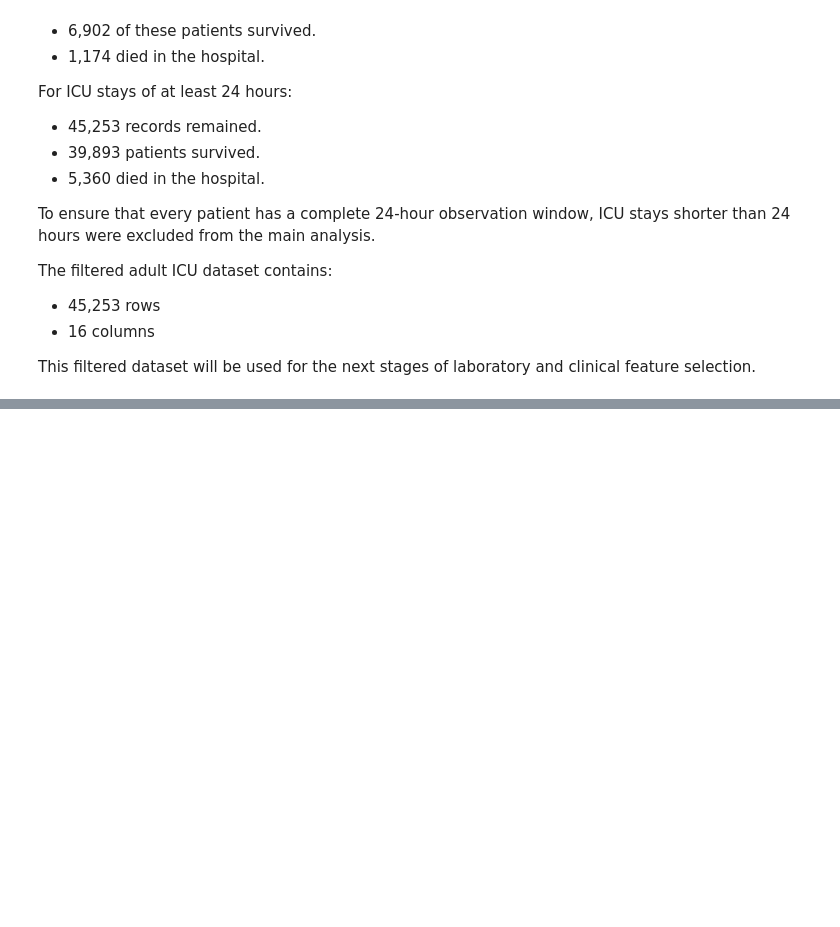
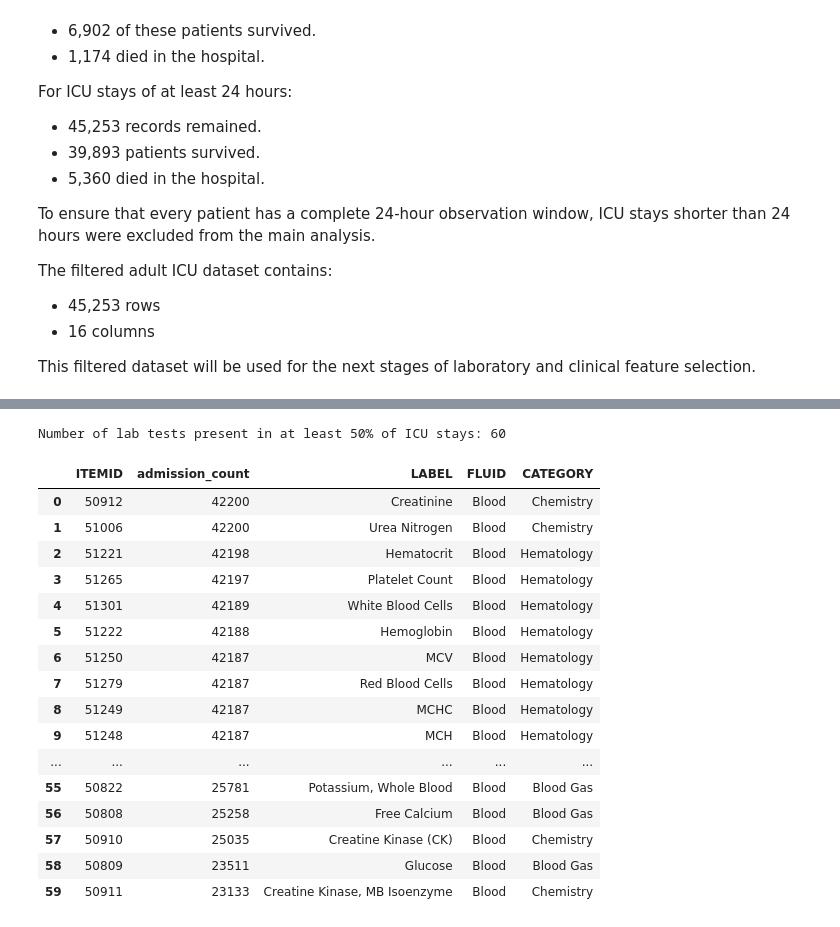
Before and after one commit to sengulozaydin/icu-risk-prediction, a Jupyter notebook: notebooks/01_data_overview.ipynb, the cells around one changed output, grey strips where cells are left out. Saved outputs shown, nothing was run; the diff lists cells and outputs as text; code cells hidden in the pictures; blank space fills up the shorter version.

```diff
--- a/notebooks/01_data_overview.ipynb
+++ b/notebooks/01_data_overview.ipynb
@@ -760,5 +760,6 @@ print(lab_items_df["LABEL"].unique())
 Length: 589, dtype: str
 # %%
 labevents_df = pd.read_csv(
-    data_path / "LABEVENTS.csv" / "LABEVENTS.csv"
+    data_path / "LABEVENTS.csv" / "LABEVENTS.csv",
+    parse_dates=["CHARTTIME"]
 )
@@ -843,0 +863,6 @@ This filtered dataset will be used for the next stages of laboratory and clinica
+# %%
+target_labevents_df = labevents_df[
+    labevents_df["HADM_ID"].isin(adult_icu_24h_df["HADM_ID"])
+].copy()
+
+print(target_labevents_df.shape)
@@ -843,0 +871,13 @@ This filtered dataset will be used for the next stages of laboratory and clinica
+# %%
+lab_test_frequency = (
+    target_labevents_df.groupby("ITEMID")["HADM_ID"]
+    .nunique()
+    .reset_index(name="admission_count")
+)
+
+lab_test_frequency = lab_test_frequency.sort_values(
+    "admission_count",
+    ascending=False
+)
+
+lab_test_frequency.head(20)
@@ -843,0 +902,34 @@ This filtered dataset will be used for the next stages of laboratory and clinica
+# %%
+common_lab_tests = lab_test_frequency[
+    lab_test_frequency["admission_count"] >= 22627
+]
+
+print("Number of lab tests present in at least 50% of ICU stays:", len(common_lab_tests))
+# %% [output]
+Number of lab tests present in at least 50% of ICU stays: 60
+# %%
+common_lab_tests_named = common_lab_tests.merge(
+    lab_items_df[["ITEMID", "LABEL", "FLUID", "CATEGORY"]],
+    on="ITEMID",
+    how="left"
+)
+
+common_lab_tests_named.head(60)
+# %% [output]
+|  | ITEMID | admission_count | LABEL | FLUID | CATEGORY |
+| 0 | 50912 | 42200 | Creatinine | Blood | Chemistry |
+| 1 | 51006 | 42200 | Urea Nitrogen | Blood | Chemistry |
+| 2 | 51221 | 42198 | Hematocrit | Blood | Hematology |
+| 3 | 51265 | 42197 | Platelet Count | Blood | Hematology |
+| 4 | 51301 | 42189 | White Blood Cells | Blood | Hematology |
+| 5 | 51222 | 42188 | Hemoglobin | Blood | Hematology |
+| 6 | 51250 | 42187 | MCV | Blood | Hematology |
+| 7 | 51279 | 42187 | Red Blood Cells | Blood | Hematology |
+| 8 | 51249 | 42187 | MCHC | Blood | Hematology |
+| 9 | 51248 | 42187 | MCH | Blood | Hematology |
+| ... | ... | ... | ... | ... | ... |
+| 55 | 50822 | 25781 | Potassium, Whole Blood | Blood | Blood Gas |
+| 56 | 50808 | 25258 | Free Calcium | Blood | Blood Gas |
+| 57 | 50910 | 25035 | Creatine Kinase (CK) | Blood | Chemistry |
+| 58 | 50809 | 23511 | Glucose | Blood | Blood Gas |
+| 59 | 50911 | 23133 | Creatine Kinase, MB Isoenzyme | Blood | Chemistry |
```
Also changed, not shown: parts of 14 cells of this notebook, 1 other file.
